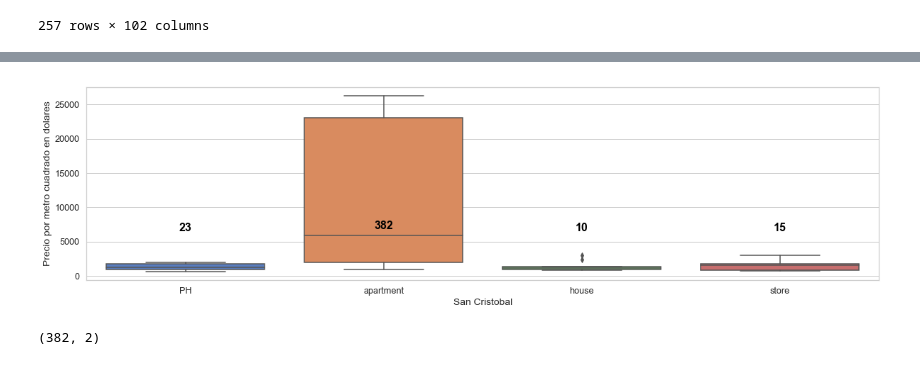
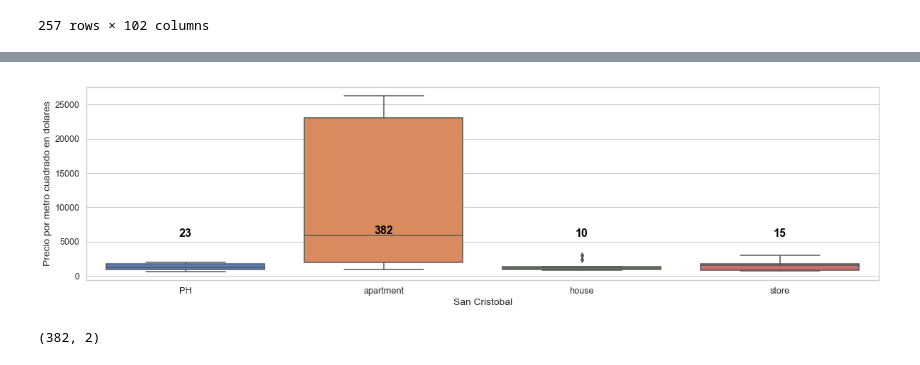
Before and after one commit to mauriciomem/DH_DS_desafio_2_properati, a Jupyter notebook: final.ipynb, the cells around one changed output, grey strips where cells are left out. Drawn from its saved outputs; the diff is of its cells as text; code cells hidden in the pictures.

```diff
--- a/final.ipynb
+++ b/final.ipynb
@@ -586,7 +590,7 @@ g = sns.boxplot(x='property_type',y='price_per_m2',data=df_final1.loc[mask_place
 g.set(xlabel='Boedo', ylabel='Precio por metro cuadrado en dolares')
 
 valores = df_final1.loc[mask_place_name, 'property_type'].value_counts().sort_index()
-y_valores = 1800
+y_valores = 5000
 
 for xtick in g.get_xticks():
     g.text(xtick, valores[xtick]+ y_valores, valores[xtick], horizontalalignment='center',fontsize=16,color='black',weight='bold')
@@ -731,17 +770,17 @@ data.loc[mask_place_name&mask_property_type].head(3)
 # %%
 mask_place_name = data.place_name == 'San Cristobal'
 
 plt.subplots(figsize=(20,5))
 g = sns.boxplot(x='property_type',y='price_usd_per_m2',data=data.loc[mask_place_name, :],palette='muted')
 g.set(xlabel='San Cristobal', ylabel='Precio por metro cuadrado en dolares')
 
 valores = data.loc[mask_place_name, 'property_type'].value_counts().sort_index()
-y_valores = 6500
+y_valores = 5700
 
 for xtick in g.get_xticks():
     g.text(xtick, valores[xtick]+ y_valores, valores[xtick], horizontalalignment='center',fontsize=16,color='black',weight='bold')
 # %% [output]
-[figure, old version]
+[figure, new version]
 # %%
 df_final = pd.DataFrame()
 mask_place_name = data.place_name == 'San Cristobal'
```
Also changed, not shown: parts of 20 cells of this notebook.
